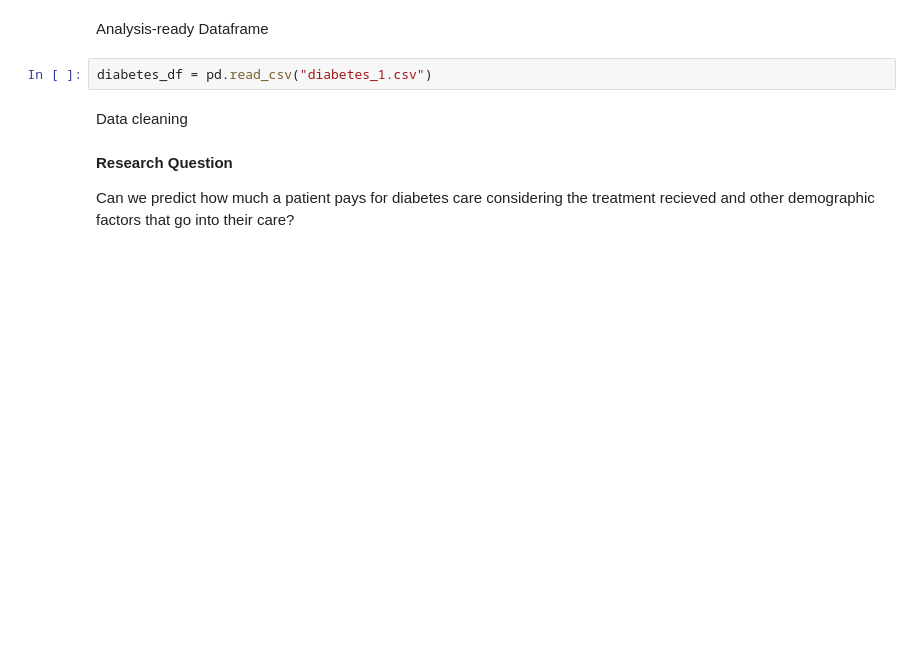
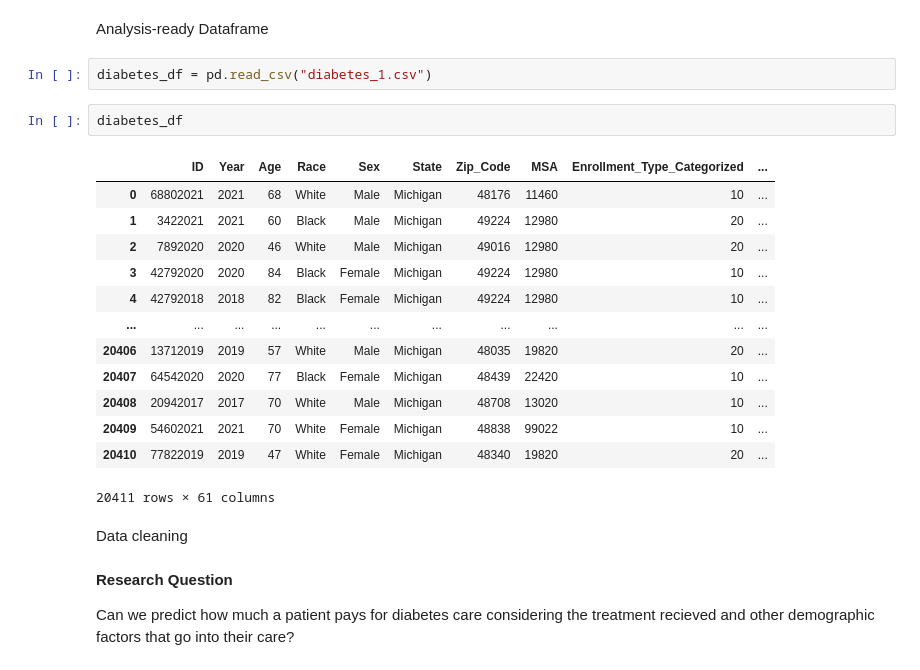
Before and after one commit to HarrietKumah/info2950-final-project, a Jupyter notebook: Phase IV.ipynb, the cells around one changed output. Cells and saved outputs as stored; diff of their text form; blank space fills up the shorter version.

```diff
--- a/Phase IV.ipynb
+++ b/Phase IV.ipynb
@@ -36,6 +36,22 @@ patient_data_testing_df = pd.read_csv("Patient_Data_Testing_Features.csv")
 Analysis-ready Dataframe
 # %%
 diabetes_df = pd.read_csv("diabetes_1.csv")
+# %%
+diabetes_df
+# %% [output]
+|  | ID | Year | Age | Race | Sex | State | Zip_Code | MSA | Enrollment_Type_Categorized | ... |
+| 0 | 68802021 | 2021 | 68 | White | Male | Michigan | 48176 | 11460 | 10 | ... |
+| 1 | 3422021 | 2021 | 60 | Black | Male | Michigan | 49224 | 12980 | 20 | ... |
+| 2 | 7892020 | 2020 | 46 | White | Male | Michigan | 49016 | 12980 | 20 | ... |
+| 3 | 42792020 | 2020 | 84 | Black | Female | Michigan | 49224 | 12980 | 10 | ... |
+| 4 | 42792018 | 2018 | 82 | Black | Female | Michigan | 49224 | 12980 | 10 | ... |
+| ... | ... | ... | ... | ... | ... | ... | ... | ... | ... | ... |
+| 20406 | 13712019 | 2019 | 57 | White | Male | Michigan | 48035 | 19820 | 20 | ... |
+| 20407 | 64542020 | 2020 | 77 | Black | Female | Michigan | 48439 | 22420 | 10 | ... |
+| 20408 | 20942017 | 2017 | 70 | White | Male | Michigan | 48708 | 13020 | 10 | ... |
+| 20409 | 54602021 | 2021 | 70 | White | Female | Michigan | 48838 | 99022 | 10 | ... |
+| 20410 | 77822019 | 2019 | 47 | White | Female | Michigan | 48340 | 19820 | 20 | ... |
+20411 rows × 61 columns
 # %% [markdown]
 Data cleaning
 # %% [markdown]
```
Also changed, not shown: parts of 18 cells of this notebook.
